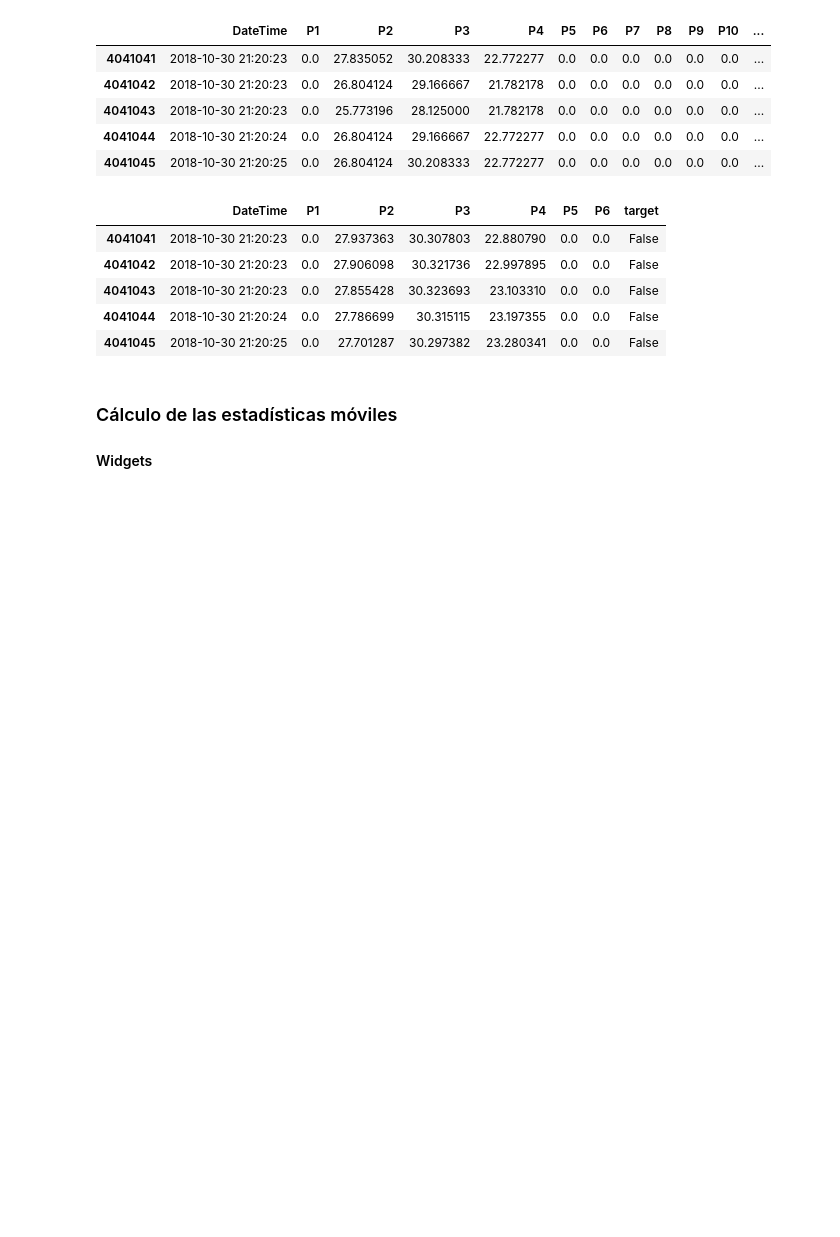
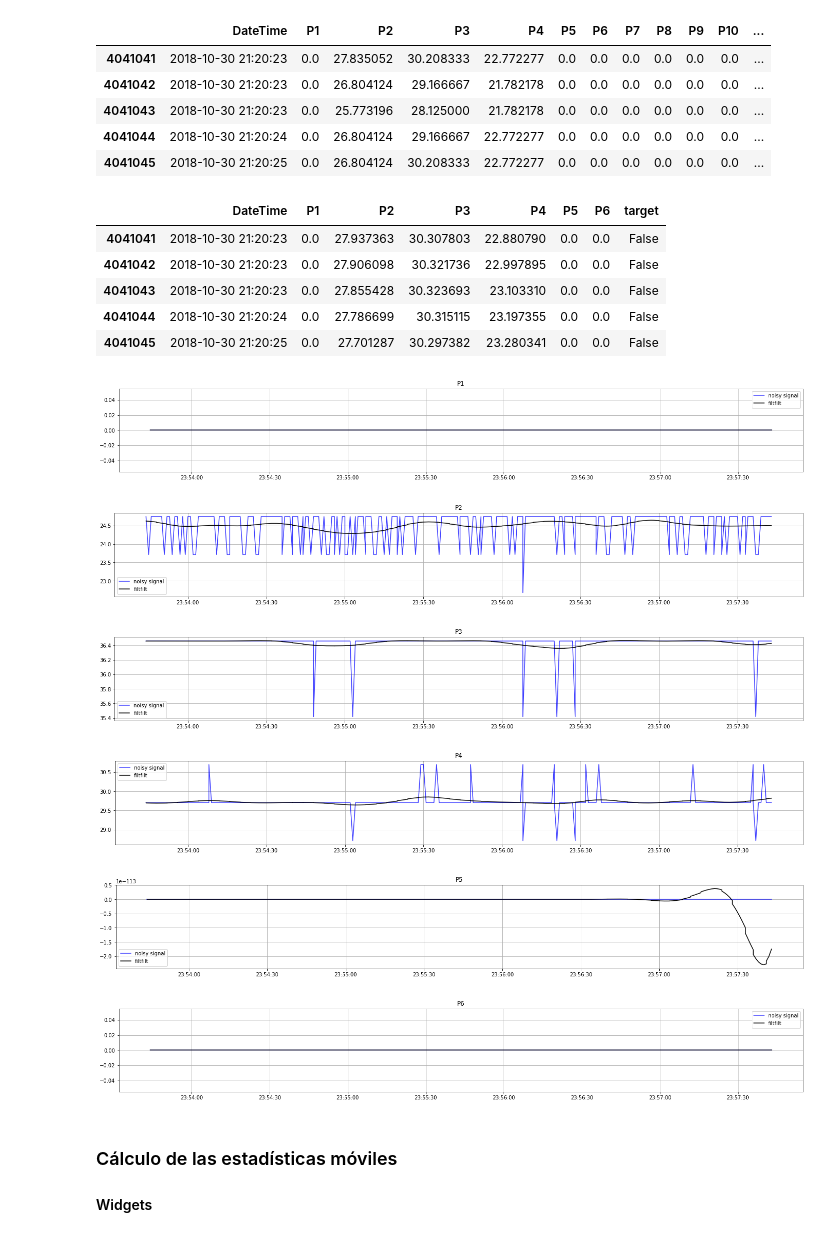
Before and after one commit to jlgarridol/TFG-SmartBeds, a Jupyter notebook: src/Data.ipynb, the cells around one changed output. Saved outputs shown, nothing was run; the diff lists cells and outputs as text; code cells hidden in the pictures; blank space fills up the shorter version.

```diff
--- a/src/Data.ipynb
+++ b/src/Data.ipynb
@@ -77,14 +77,22 @@ datos.head()
 | 4041044 | 2018-10-30 21:20:24 | 0.0 | 27.786699 | 30.315115 | 23.197355 | 0.0 | 0.0 | False |
 | 4041045 | 2018-10-30 21:20:25 | 0.0 | 27.701287 | 30.297382 | 23.280341 | 0.0 | 0.0 | False |
 # %%
-t = datos['DateTime']
-for i in dt:
-    plt.figure(figsize=(16,6))
-    plt.plot(t, dt[i], 'b', alpha=0.75)
-    plt.plot(t, dtN[i], 'k')
+t = datos['DateTime'][11500:11800]
+for i in datos.iloc[:,1:len(datos.columns)-1]:
+    plt.figure(figsize=(24,3))
+    plt.plot(t, dt[i][11500:11800], 'b', alpha=0.75)
+    plt.plot(t, dtN[i][11500:11800], 'k')
     plt.legend(('noisy signal','filtfilt'), loc='best')
     plt.title(i)
     plt.grid(True)
+    plt.savefig(i+".svg")
+# %% [output]
+[figure, added]
+[figure, added]
+[figure, added]
+[figure, added]
+[figure, added]
+[figure, added]
 # %% [markdown]
 ### Cálculo de las  estadísticas móviles
 #### Widgets
```
Also changed, not shown: parts of 1 cell of this notebook, 2 other files.
